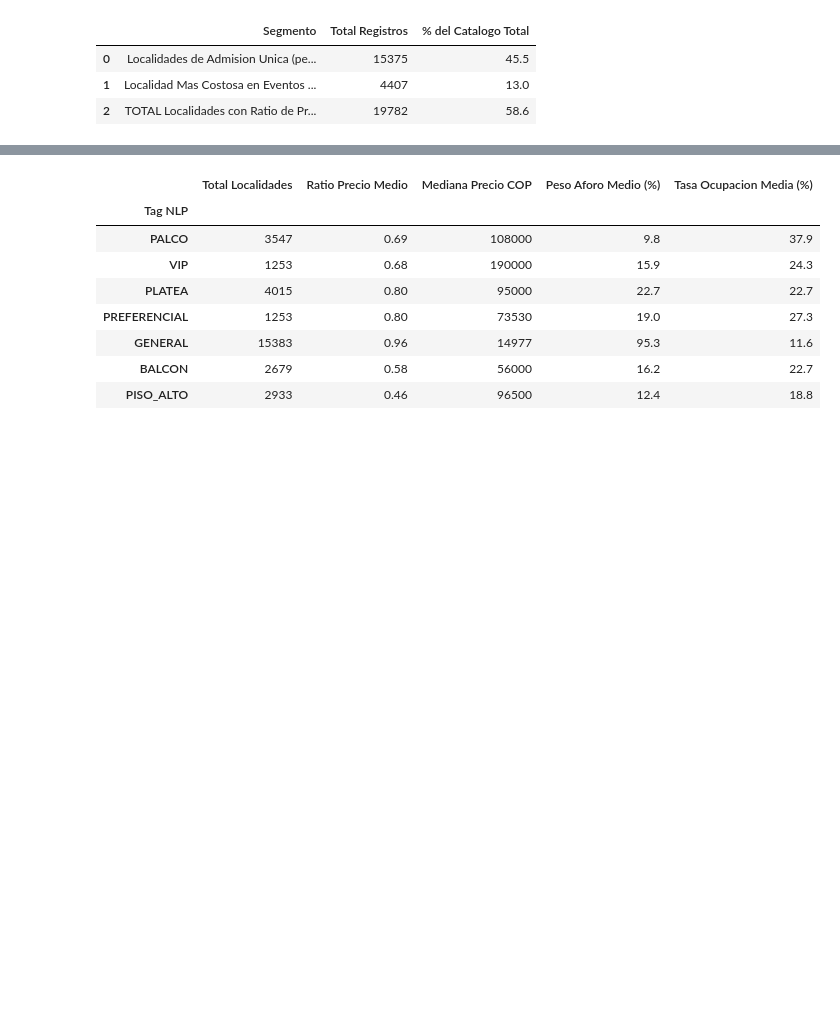
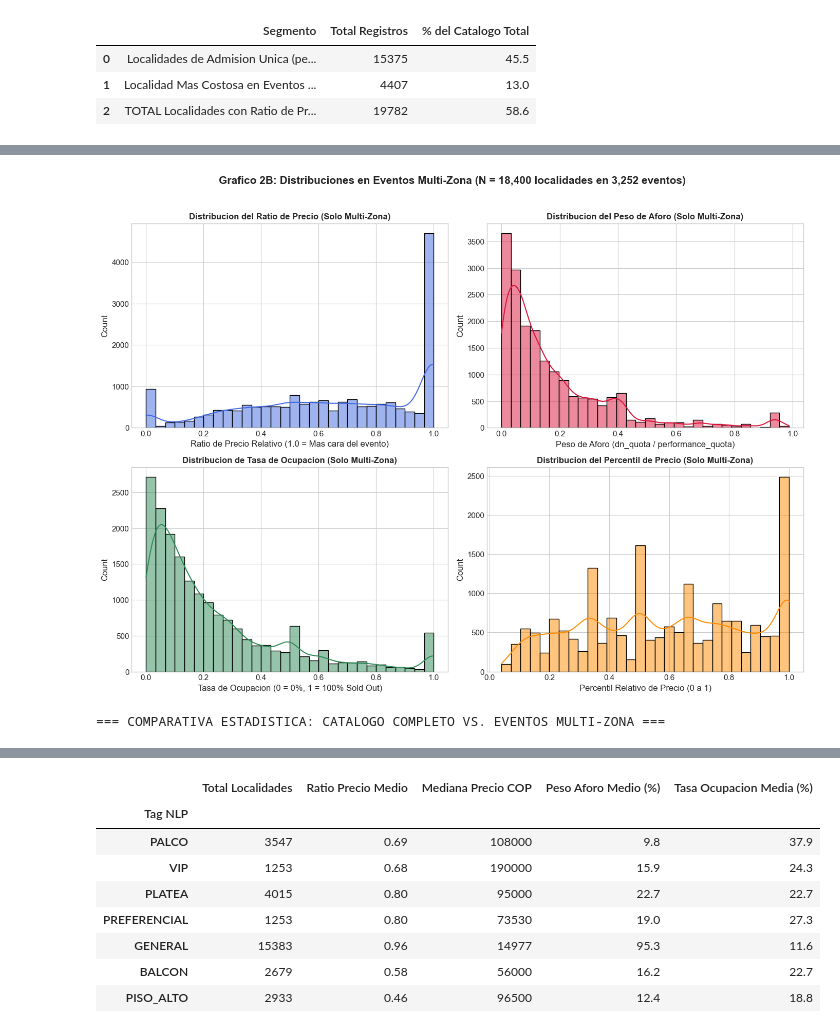
Before and after one commit to valentinatuboleta/clusterizacion-localidades, a Jupyter notebook: notebooks/01_eda_clusterizacion.ipynb, the cells around one changed output, grey strips where cells are left out. Drawn from its saved outputs; the diff is of its cells as text; code cells hidden in the pictures; blank space fills up the shorter version.

```diff
--- a/notebooks/01_eda_clusterizacion.ipynb
+++ b/notebooks/01_eda_clusterizacion.ipynb
@@ -465,0 +629,45 @@ display(df_descomposicion_ratios)
+# %%
+# Grafico 2B: Panel 2x2 de distribuciones en Eventos Multi-Zona (Excluyendo Admision Unica, N=18,400)
+df_multi = df_enriquecido[df_enriquecido["peso_aforo"] < 0.99]
+
+fig, axes = plt.subplots(2, 2, figsize=(14, 10))
+
+sns.histplot(df_multi["ratio_precio_max"], bins=30, kde=True, ax=axes[0, 0], color="royalblue")
+axes[0, 0].set_title("Distribucion del Ratio de Precio (Solo Multi-Zona)", fontsize=12, fontweight="bold")
+axes[0, 0].set_xlabel("Ratio de Precio Relativo (1.0 = Mas cara del evento)")
+
+sns.histplot(df_multi["peso_aforo"], bins=30, kde=True, ax=axes[0, 1], color="crimson")
+axes[0, 1].set_title("Distribucion del Peso de Aforo (Solo Multi-Zona)", fontsize=12, fontweight="bold")
+axes[0, 1].set_xlabel("Peso de Aforo (dn_quota / performance_quota)")
+
+sns.histplot(df_multi["tasa_ocupacion"], bins=30, kde=True, ax=axes[1, 0], color="seagreen")
+axes[1, 0].set_title("Distribucion de Tasa de Ocupacion (Solo Multi-Zona)", fontsize=12, fontweight="bold")
+axes[1, 0].set_xlabel("Tasa de Ocupacion (0 = 0%, 1 = 100% Sold Out)")
+
+sns.histplot(df_multi["percentil_precio_evento"], bins=30, kde=True, ax=axes[1, 1], color="darkorange")
+axes[1, 1].set_title("Distribucion del Percentil de Precio (Solo Multi-Zona)", fontsize=12, fontweight="bold")
+axes[1, 1].set_xlabel("Percentil Relativo de Precio (0 a 1)")
+
+plt.suptitle("Grafico 2B: Distribuciones en Eventos Multi-Zona (N = 18,400 localidades en 3,252 eventos)", fontsize=15, fontweight="bold", y=1.02)
+plt.tight_layout()
+plt.show()
+
+# Tabla comparativa de estadisticas: Catalogo Total vs. Solo Multi-Zona
+cols_comp = ["ratio_precio_max", "percentil_precio_evento", "peso_aforo", "tasa_ocupacion"]
+stats_total = df_enriquecido[cols_comp].describe().T[["mean", "50%", "std"]]
+stats_multi = df_multi[cols_comp].describe().T[["mean", "50%", "std"]]
+
+df_comparativa = pd.DataFrame({
+    "Variable": ["Ratio Precio Máximo", "Percentil Precio Evento", "Peso Aforo", "Tasa Ocupación"],
+    "Media (Catálogo Total)": stats_total["mean"].round(3).values,
+    "Mediana (Catálogo Total)": stats_total["50%"].round(3).values,
+    "Media (Solo Multi-Zona)": stats_multi["mean"].round(3).values,
+    "Mediana (Solo Multi-Zona)": stats_multi["50%"].round(3).values,
+    "Desv. Est. (Solo Multi-Zona)": stats_multi["std"].round(3).values
+})
+
+print("=== COMPARATIVA ESTADISTICA: CATALOGO COMPLETO VS. EVENTOS MULTI-ZONA ===")
+display(df_comparativa)
+# %% [output]
+[figure, added]
+=== COMPARATIVA ESTADISTICA: CATALOGO COMPLETO VS. EVENTOS MULTI-ZONA ===
```
Also changed, not shown: parts of 19 cells of this notebook, 16 other files.
